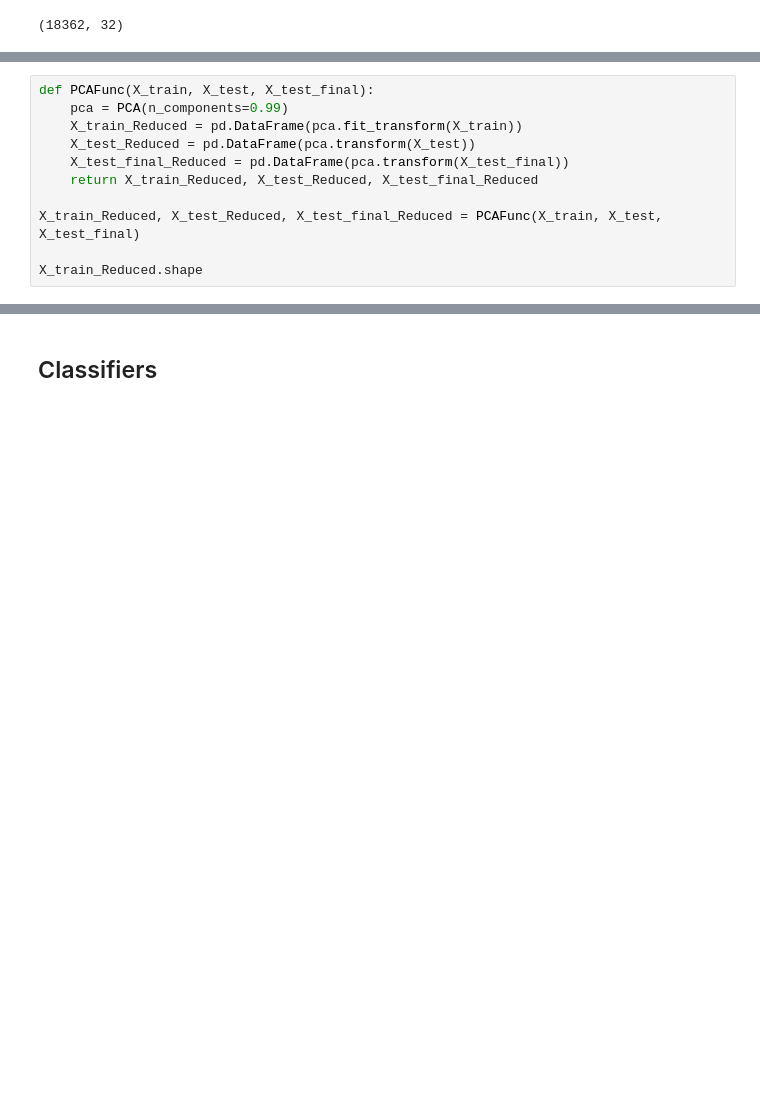
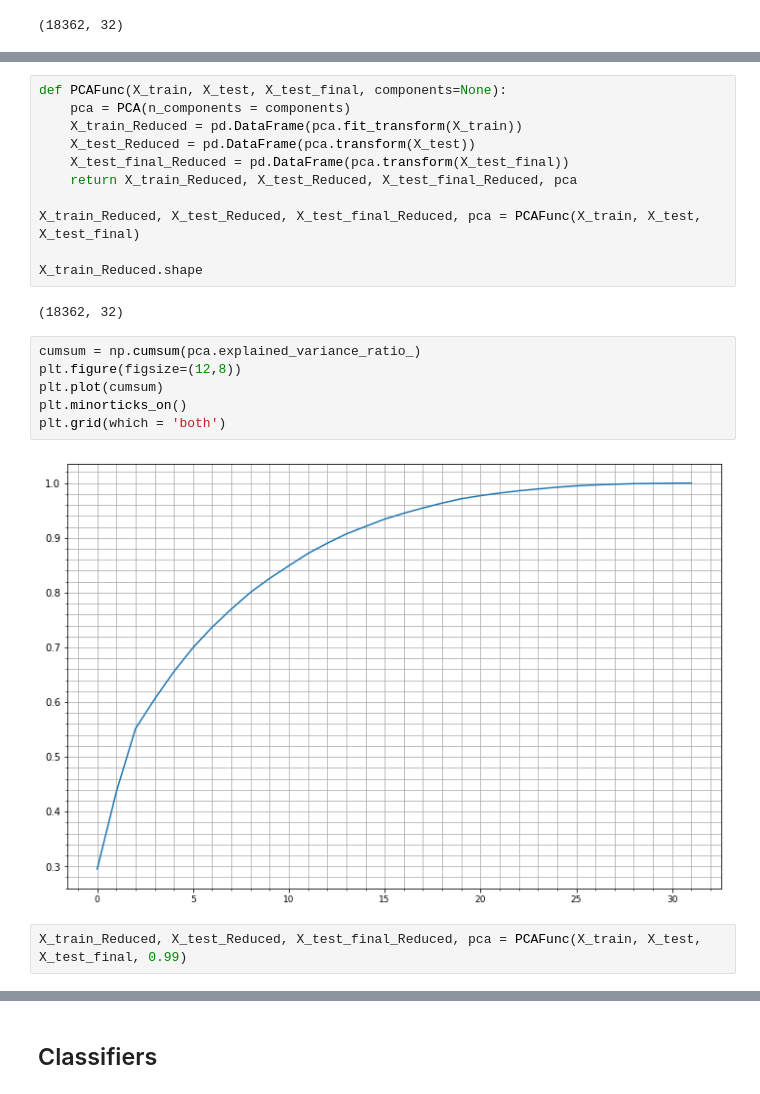
Before and after one commit to appeldaniel1998/Data-Visualization-Final-Project, a Jupyter notebook: Hand Positioning.ipynb, the cells around one changed output, grey strips where cells are left out. Cells and saved outputs as stored; diff of their text form; blank space fills up the shorter version.

```diff
--- a/Hand Positioning.ipynb
+++ b/Hand Positioning.ipynb
@@ -632,11 +623,0 @@ We can see that the amount of records in the training set has not changes, where
-# %%
-def PCAFunc(X_train, X_test, X_test_final):
-    pca = PCA(n_components=0.99)
-    X_train_Reduced = pd.DataFrame(pca.fit_transform(X_train))
-    X_test_Reduced = pd.DataFrame(pca.transform(X_test))
-    X_test_final_Reduced = pd.DataFrame(pca.transform(X_test_final))
-    return X_train_Reduced, X_test_Reduced, X_test_final_Reduced
-
-X_train_Reduced, X_test_Reduced, X_test_final_Reduced = PCAFunc(X_train, X_test, X_test_final)
-
-X_train_Reduced.shape
@@ -646,0 +634,23 @@ We have finished the step of preprocessing for our data. We could continue to de
+# %%
+def PCAFunc(X_train, X_test, X_test_final, components=None):
+    pca = PCA(n_components = components)
+    X_train_Reduced = pd.DataFrame(pca.fit_transform(X_train))
+    X_test_Reduced = pd.DataFrame(pca.transform(X_test))
+    X_test_final_Reduced = pd.DataFrame(pca.transform(X_test_final))
+    return X_train_Reduced, X_test_Reduced, X_test_final_Reduced, pca
+
+X_train_Reduced, X_test_Reduced, X_test_final_Reduced, pca = PCAFunc(X_train, X_test, X_test_final)
+
+X_train_Reduced.shape
+# %% [output]
+(18362, 32)
+# %%
+cumsum = np.cumsum(pca.explained_variance_ratio_)
+plt.figure(figsize=(12,8))
+plt.plot(cumsum)
+plt.minorticks_on()
+plt.grid(which = 'both')
+# %% [output]
+[figure, added]
+# %%
+X_train_Reduced, X_test_Reduced, X_test_final_Reduced, pca = PCAFunc(X_train, X_test, X_test_final, 0.99)
```
Also changed, not shown: parts of 55 cells of this notebook.
